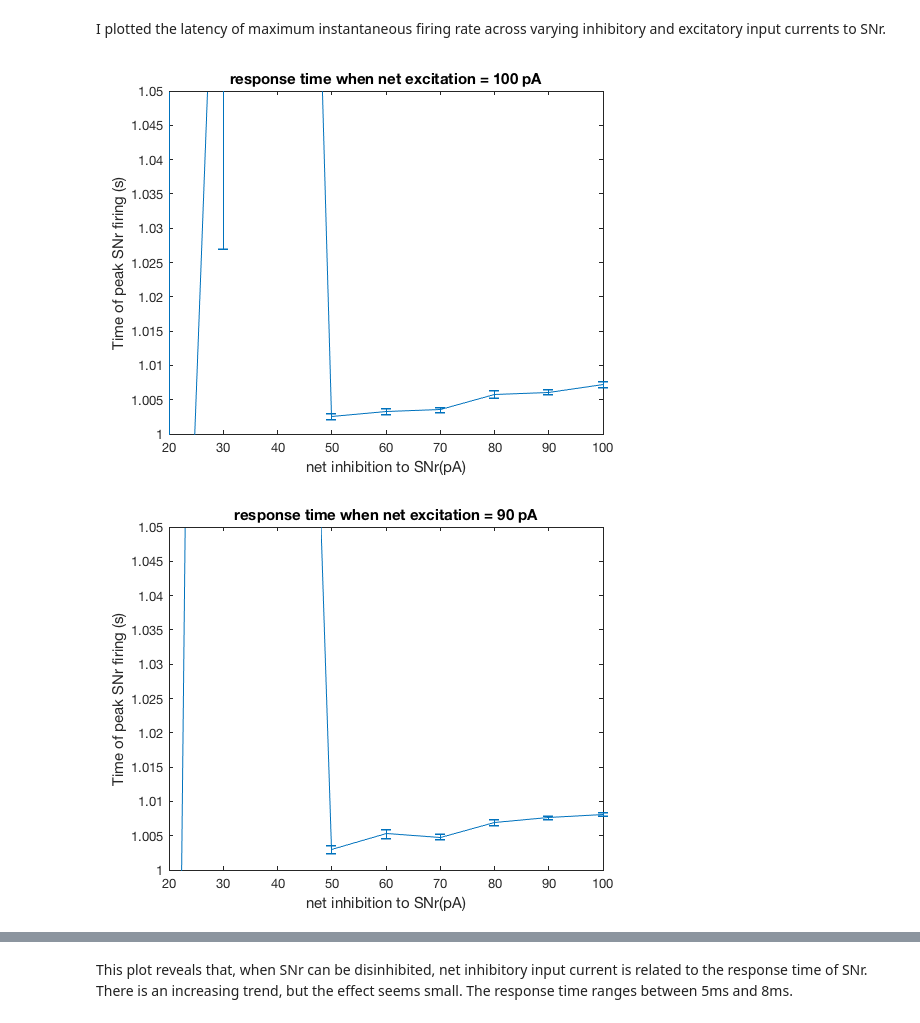
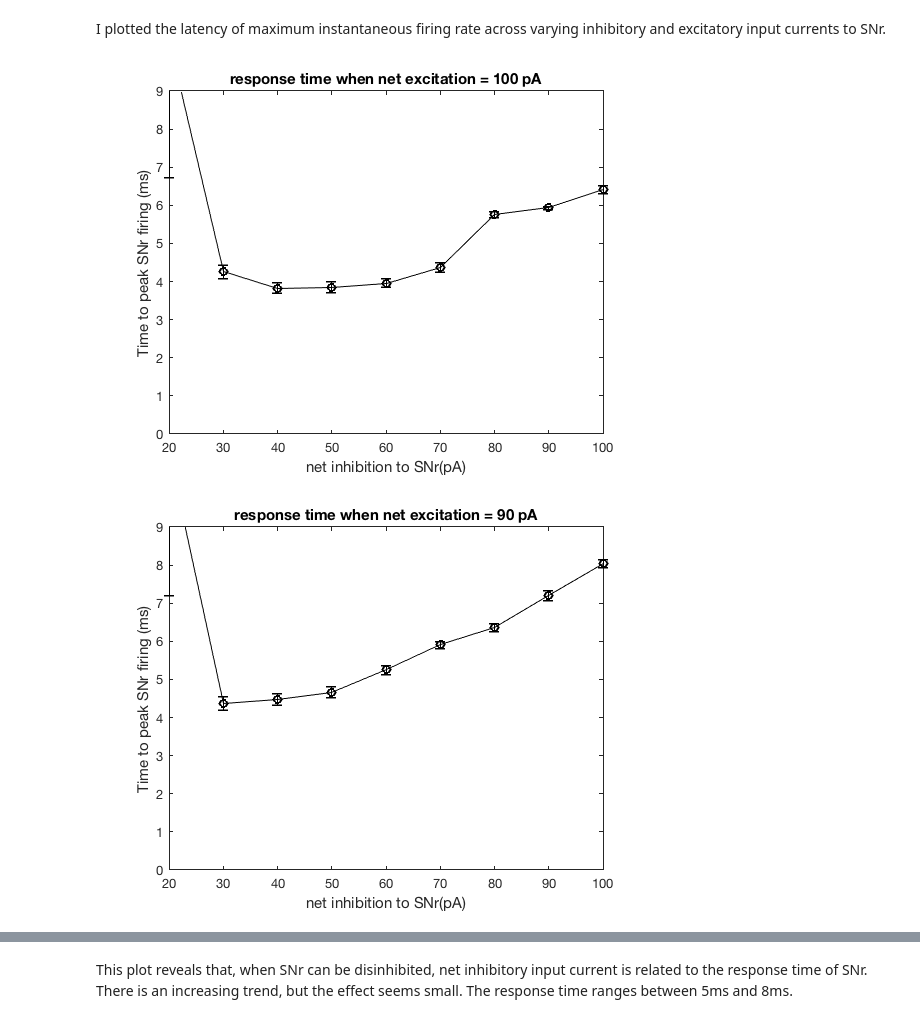
Before and after one commit to seulah-kim/delaylineBG, a Jupyter notebook: Effect of GP firing rate on SNr response time.ipynb, the cells around one changed output, grey strips where cells are left out. Drawn from its saved outputs; the diff is of its cells as text; code cells hidden in the pictures.

```diff
--- a/Effect of GP firing rate on SNr response time.ipynb
+++ b/Effect of GP firing rate on SNr response time.ipynb
@@ -235,49 +345,63 @@ The peristimulus time histogram (PSTH) from 100 SNr neurons at various net inhib
 # %% [markdown]
 I plotted the latency of maximum instantaneous firing rate across varying inhibitory and excitatory input currents to SNr.
 # %%
-Isnr_inh = 10:10:100; % pA, inhibitory
+Isnr_inh = 20:10:100; % pA, inhibitory
 Isnr_exc = 50:10:100;   % pA, excitatory
 
 for m = 1:length(Isnr_exc)
 tdelay = zeros(10,length(Isnr_inh));
 
-for sim_i = 1:10 % number of simulations
+for sim_i = 1:100 % number of simulations
 for i = 1:length(Isnr_inh)
 
 spk_snr=[];
 dt=0.0001; % 0.1ms integration steps
 
 Vm_snr = BGdelayline_SNrdelay('Iexc_snr',Isnr_exc(m),'Igaba_snr',Isnr_inh(i)); % only SNr layer. 100 neurons
 spk_snr = [spk_snr; Vm_snr==15];
 
 % Peristimulus time histogram
-binWidth_snr = 5; %ms, bin size
+binWidth_snr = 30; %ms, bin size
 t_bar_snr = 1:binWidth_snr:length(spk_snr);
 psth_snr = zeros(1,length(t_bar_snr));
 
 for psth_i = 1:length(t_bar_snr)-1
     psth_snr(psth_i) = sum(sum(spk_snr(:,t_bar_snr(psth_i):(t_bar_snr(psth_i)+binWidth_snr-1))));
 end
 
 %% z-score
 %mean_fr = mean(psth_snr(2:1/dt/binWidth_snr)/(size(spk_snr,1)*(binWidth_snr*0.0001))); % mean before stim
 %std_fr = std(psth_snr(2:1/dt/binWidth_snr)/(size(spk_snr,1)*(binWidth_snr*0.0001)));  % std before stim
 %z_snr{sim_i,i} = (psth_snr((1/dt/binWidth_snr-1000):end)/(size(spk_snr,1)*(binWidth_snr*0.0001))-mean_fr)/std_fr ; % z-score
+binloc = (binWidth_snr/2+t_bar_snr-1)*0.0001;
 
-[M,I]=max(psth_snr(2:end));
-tdelay(sim_i,i) = t_bar_snr(I)*dt;
+%bar_idx = find((binloc)>0.95 & (binloc)<1.2);
+
+[M,I]=max(psth_snr);
+
+if binloc(I)>1 & binloc(I)<1.2
+tdelay(sim_i,i) = binloc(I);
+else
+tdelay(sim_i,i) = NaN;
+end
+
 
 end
 end
 
 figure(m)
-errorbar(Isnr_inh(2:end),mean(tdelay(:,2:end),1),std(tdelay(:,2:end),1)/sqrt(size(tdelay,1)))
+e=errorbar(Isnr_inh,nanmean(tdelay,1),nanstd(tdelay,1)./sqrt(sum(~isnan(tdelay),1)));
+e.Color = 'k';
+e.Marker = 'o';
 xlabel('net inhibition to SNr(pA)')
-ylabel('Time of peak SNr firing (s)' )
-ylim([1 1.05])
+ylabel('Time to peak SNr firing (ms)' )
+xlim([20 100])
+ylim([1 1.01])
+yticks(linspace(1,1.01,10))
+yticklabels({'0','1','2','3','4','5','6','7','8','9'})
 title(sprintf('response time when net excitation = %d pA',Isnr_exc(m)))
 
 end
 # %% [output]
-[figure, old version]
+[figure, new version]
-[figure, old version]
+[figure, new version]
```
Also changed, not shown: parts of 23 cells of this notebook, 20 other files.
